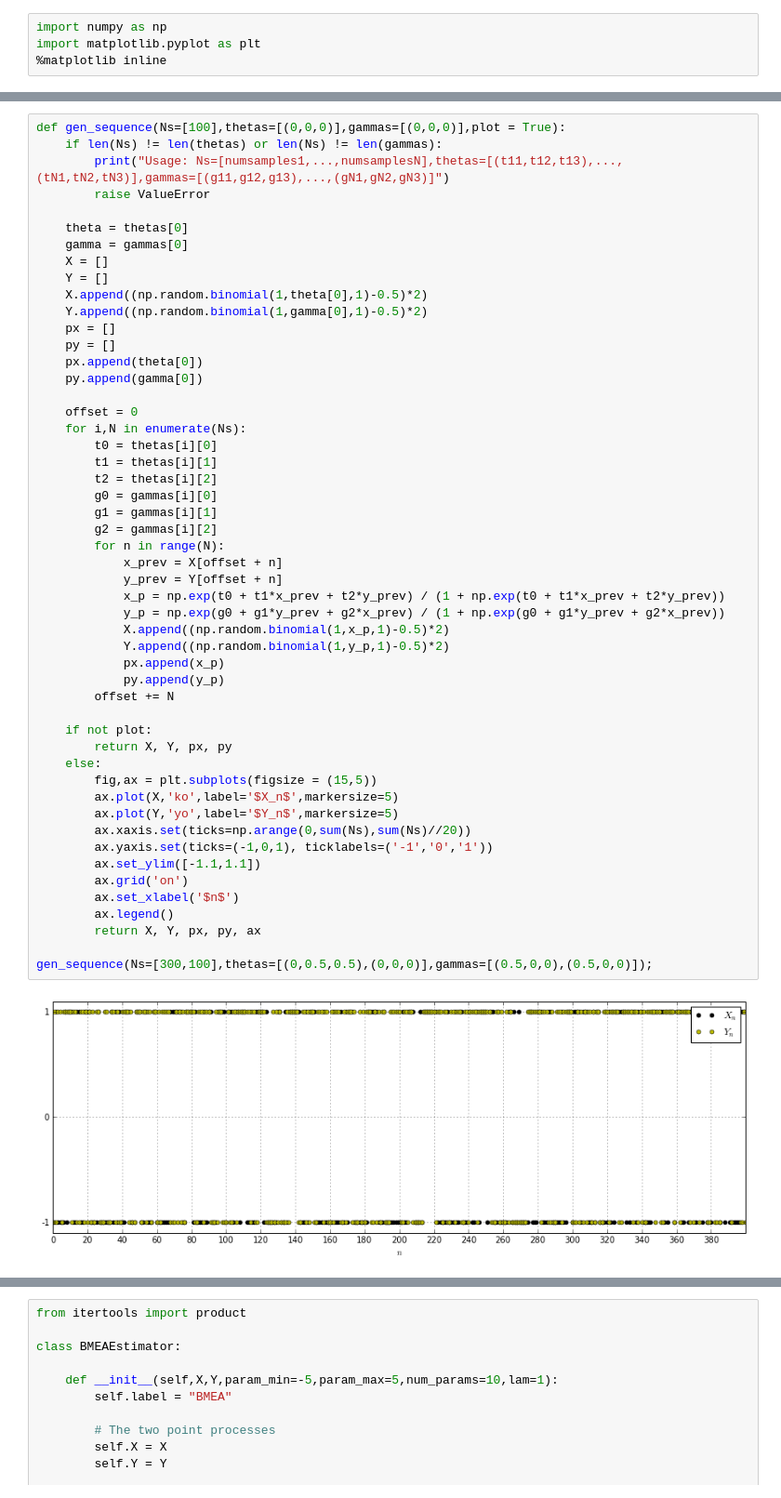
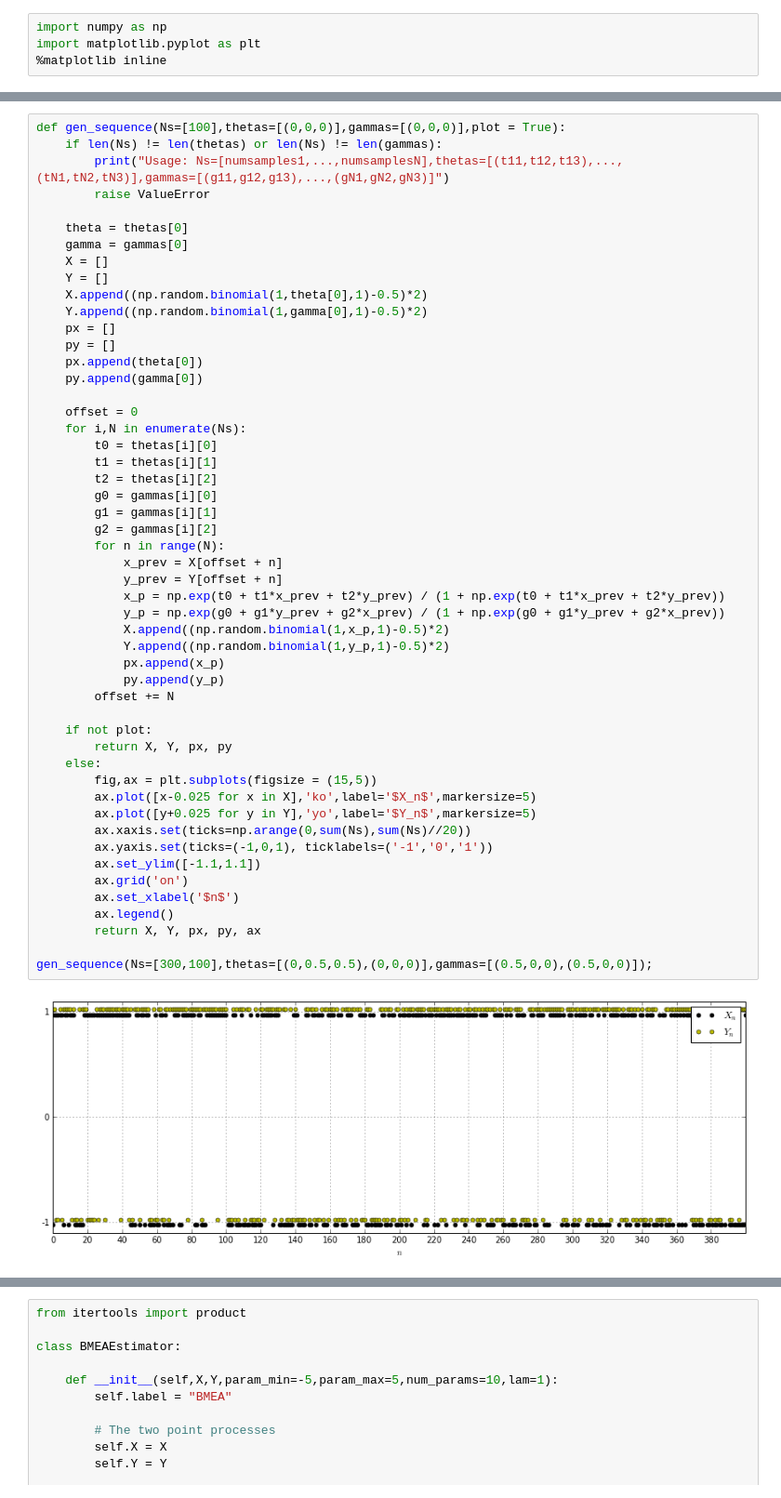
Before and after one commit to gabeschamberg/notes, a Jupyter notebook: Time-Varying Causality for a Pair of Conditional Bernoulli Processes.ipynb, the cells around one changed output, grey strips where cells are left out. Shown: that part at 93% size. Saved outputs shown, nothing was run; the diff lists cells and outputs as text.

```diff
--- a/Time-Varying Causality for a Pair of Conditional Bernoulli Processes.ipynb
+++ b/Time-Varying Causality for a Pair of Conditional Bernoulli Processes.ipynb
@@ -43,33 +62,33 @@ def gen_sequence(Ns=[100],thetas=[(0,0,0)],gammas=[(0,0,0)],plot = True):
         t1 = thetas[i][1]
         t2 = thetas[i][2]
         g0 = gammas[i][0]
         g1 = gammas[i][1]
         g2 = gammas[i][2]
         for n in range(N):
             x_prev = X[offset + n]
             y_prev = Y[offset + n]
             x_p = np.exp(t0 + t1*x_prev + t2*y_prev) / (1 + np.exp(t0 + t1*x_prev + t2*y_prev))
             y_p = np.exp(g0 + g1*y_prev + g2*x_prev) / (1 + np.exp(g0 + g1*y_prev + g2*x_prev))
             X.append((np.random.binomial(1,x_p,1)-0.5)*2)
             Y.append((np.random.binomial(1,y_p,1)-0.5)*2)
             px.append(x_p)
             py.append(y_p)
         offset += N
 
     if not plot:
         return X, Y, px, py
     else:
         fig,ax = plt.subplots(figsize = (15,5))
-        ax.plot(X,'ko',label='$X_n$',markersize=5)
-        ax.plot(Y,'yo',label='$Y_n$',markersize=5)
+        ax.plot([x-0.025 for x in X],'ko',label='$X_n$',markersize=5)
+        ax.plot([y+0.025 for y in Y],'yo',label='$Y_n$',markersize=5)
         ax.xaxis.set(ticks=np.arange(0,sum(Ns),sum(Ns)//20))
         ax.yaxis.set(ticks=(-1,0,1), ticklabels=('-1','0','1'))
         ax.set_ylim([-1.1,1.1])
         ax.grid('on')
         ax.set_xlabel('$n$')
         ax.legend()
         return X, Y, px, py, ax
 
 gen_sequence(Ns=[300,100],thetas=[(0,0.5,0.5),(0,0,0)],gammas=[(0.5,0,0),(0.5,0,0)]);
 # %% [output]
-[figure, old version]
+[figure, new version]
```
Also changed, not shown: parts of 15 cells of this notebook, 1 other file.
